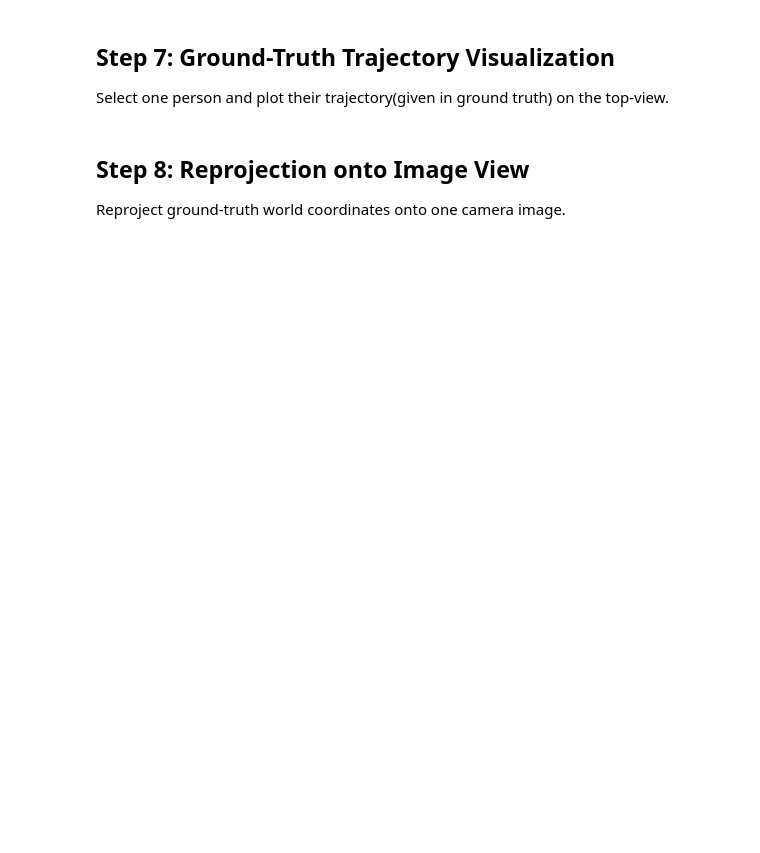
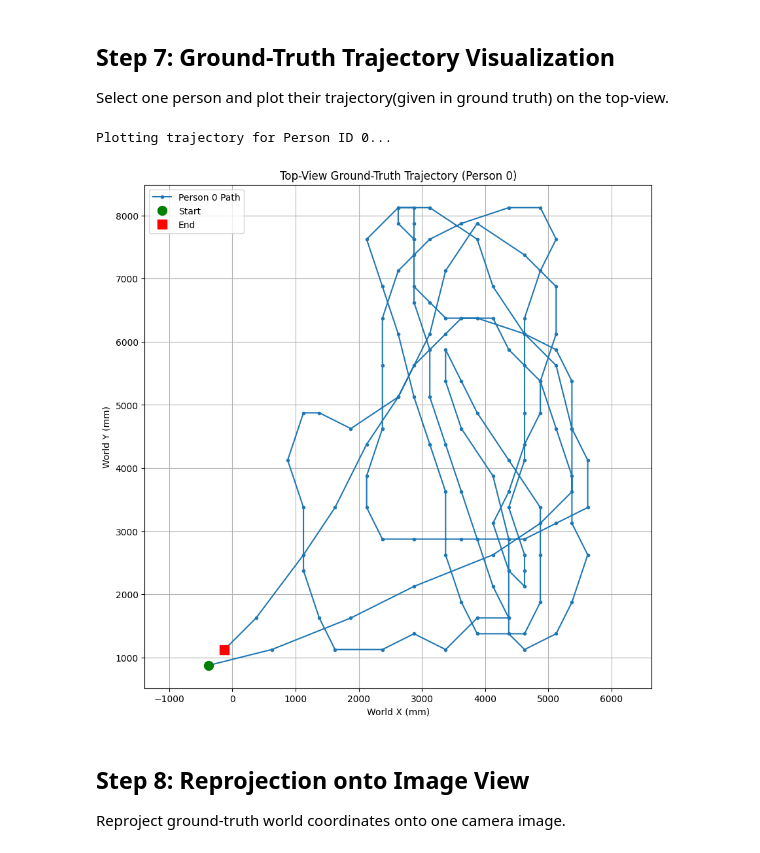
Before and after one commit to verdabatool/camera-projection-and-multi-camera-caliberation, a Jupyter notebook: Part2/24280065_PA3_Part2.ipynb, the cells around one changed output. Saved outputs shown, nothing was run; the diff lists cells and outputs as text; code cells hidden in the pictures; blank space fills up the shorter version.

```diff
--- a/Part2/24280065_PA3_Part2.ipynb
+++ b/Part2/24280065_PA3_Part2.ipynb
@@ -172,7 +580,56 @@ Convert valid grid cell indices to **top-view world coordinates (mm)** using the
 ## Step 7: Ground-Truth Trajectory Visualization
 Select one person and plot their trajectory(given in ground truth) on the top-view.
 # %%
-# Implement below
+import matplotlib.pyplot as plt
+import pandas as pd
+
+# Check if the required DataFrame exists
+if 'gt_df' not in globals() or 'world_x' not in gt_df.columns:
+    print("❌ Error: 'gt_df' with world coordinates is not loaded.")
+    print("Please run Step 5 and Step 6 successfully first.")
+else:
+    # --- 1. Select a person to plot ---
+    # You can change this ID (0-8) to see different tracks
+    PERSON_ID_TO_PLOT = 0
+
+    # --- 2. Get this person's data and sort by frame ---
+    person_df = gt_df[gt_df['person_id'] == PERSON_ID_TO_PLOT].copy()
+    person_df = person_df.sort_values(by='frame')
+
+    if person_df.empty:
+        print(f"🤷 No data found for Person ID {PERSON_ID_TO_PLOT}.")
+    else:
+        print(f"Plotting trajectory for Person ID {PERSON_ID_TO_PLOT}...")
+
+        # --- 3. Create the plot ---
+        plt.figure(figsize=(10, 10))
+
+        # Plot the main trajectory line
+        plt.plot(person_df['world_x'], person_df['world_y'], 'o-',
+                 markersize=3, label=f'Person {PERSON_ID_TO_PLOT} Path')
+
+        # Plot a green circle for the start
+        plt.plot(person_df.iloc[0]['world_x'], person_df.iloc[0]['world_y'],
+                 'go', markersize=10, label='Start')
+
+        # Plot a red square for the end
+        plt.plot(person_df.iloc[-1]['world_x'], person_df.iloc[-1]['world_y'],
+                 'rs', markersize=10, label='End')
+
+        # --- 4. Format the plot ---
+        plt.title(f"Top-View Ground-Truth Trajectory (Person {PERSON_ID_TO_PLOT})")
+        plt.xlabel("World X (mm)")
+        plt.ylabel("World Y (mm)")
+
+        # This is critical for a correct top-down view
+        plt.axis('equal')
+
+        plt.grid(True)
+        plt.legend()
+        plt.show()
+# %% [output]
+Plotting trajectory for Person ID 0...
+[figure, added]
 # %% [markdown]
 ## Step 8: Reprojection onto Image View
 Reproject ground-truth world coordinates onto one camera image.
```
Also changed, not shown: parts of 16 cells of this notebook, 5 other files.
